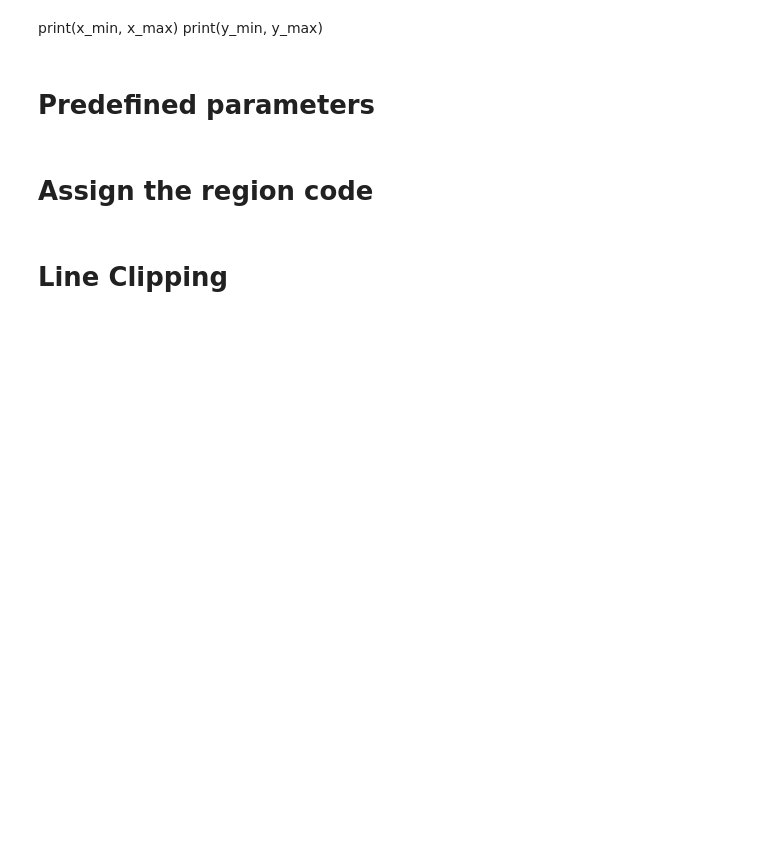
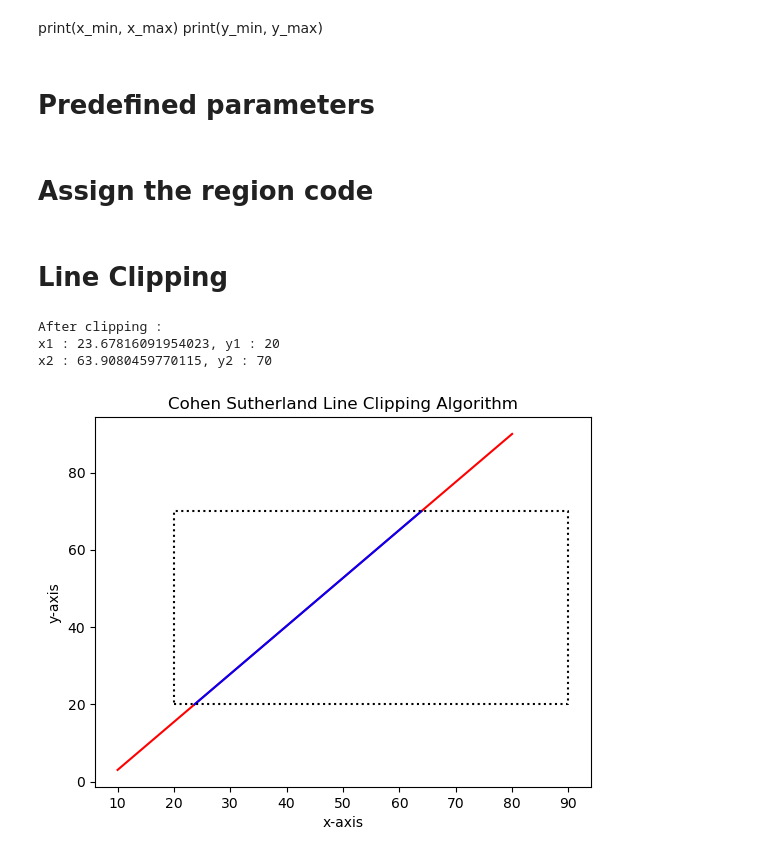
Before and after one commit to BijonDurjoy/CGI-Lab, a Jupyter notebook: Line_Clipping.ipynb, the cells around one changed output. Saved outputs shown, nothing was run; the diff lists cells and outputs as text; code cells hidden in the pictures; blank space fills up the shorter version.

```diff
--- a/Line_Clipping.ipynb
+++ b/Line_Clipping.ipynb
@@ -92,3 +92,28 @@ def line_clipping(x1, y1, x2, y2):
     y_values = [y1, y2]
 
     return x_values, y_values
+# %%
+def plot_func(x_values, y_values, clip_x, clip_y):
+    plt.plot(x_values, y_values, color = 'red')
+    plt.plot(clip_x, clip_y, color = 'blue')
+    plt.plot(x_lim, y_lim, linestyle = 'dotted', color = 'black')
+    plt.title("Cohen Sutherland Line Clipping Algorithm")
+    plt.xlabel("x-axis")
+    plt.ylabel("y-axis")
+# %%
+
+x1, y1 = 10, 3
+x2, y2 = 80, 90
+
+x_values = [x1, x2]
+y_values = [y1, y2]
+clip_x, clip_y = line_clipping(x1, y1, x2, y2)
+# %% [output]
+After clipping :
+x1 : 23.67816091954023, y1 : 20
+x2 : 63.9080459770115, y2 : 70
+# %%
+
+plot_func(x_values, y_values, clip_x, clip_y)
+# %% [output]
+[figure, added]
```
